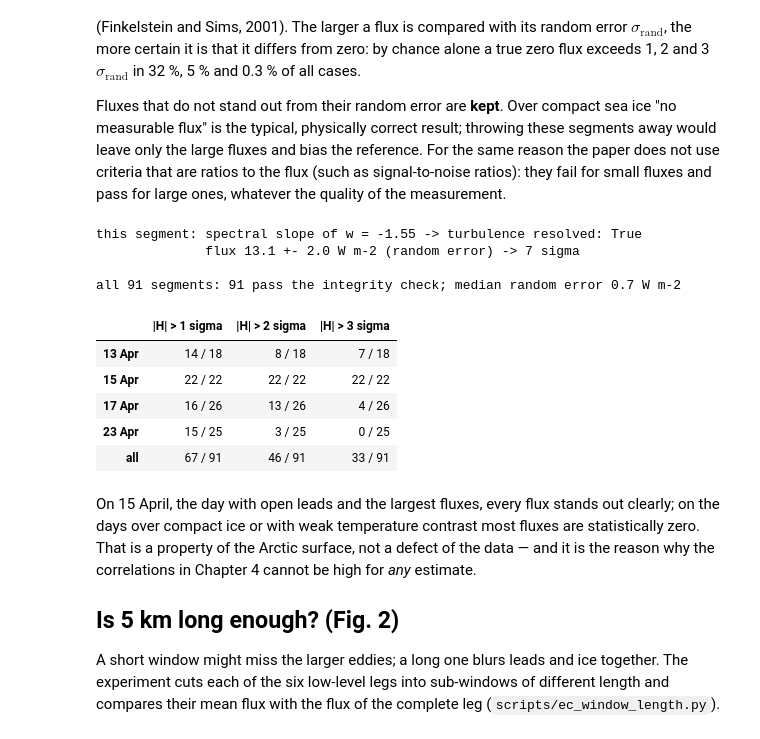
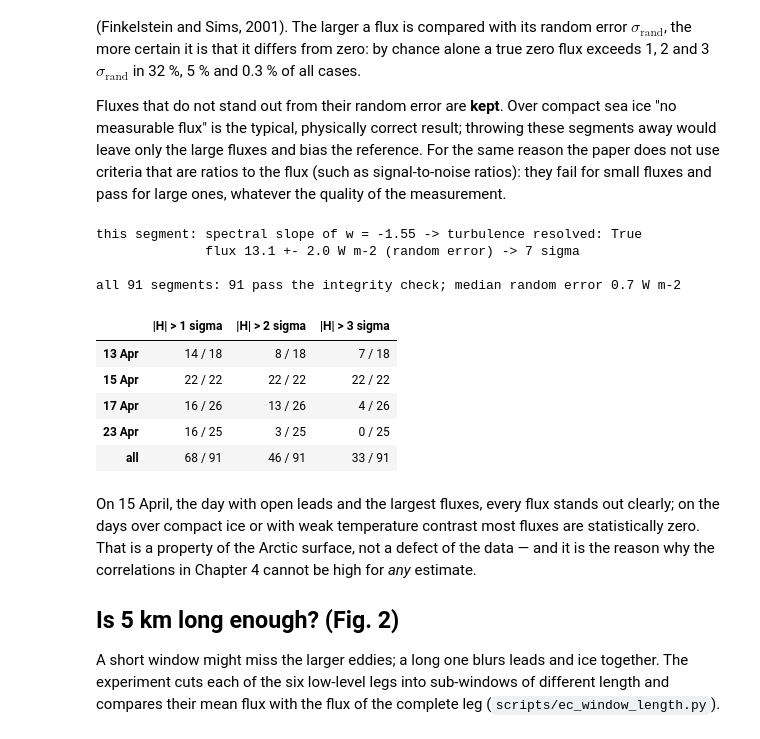
Before and after one commit to FranzFlink/bacsam2-flux-analysis, a Jupyter notebook: book/02_eddy_covariance.ipynb, the cells around one changed output. Cells and saved outputs as stored; diff of their text form; code cells hidden in the pictures.

```diff
--- a/book/02_eddy_covariance.ipynb
+++ b/book/02_eddy_covariance.ipynb
@@ -80,9 +79,9 @@ covariance inside 0.1-20 Hz: 0.0093 K m/s = 69 % of the total covariance of this
 # %% [markdown]
 ## Step 3 — from covariance to W m⁻²
 # %%
-rho = float((seg.p * 100 / (287.05 * (seg["T"] + 273.15))).mean())        # dry-air density from p (hPa) and T (degC)
+rho = float((seg.p * 100 / (RD * (seg["T"] + 273.15))).mean())        # dry-air density from p (hPa) and T (degC)
 H_by_hand = rho * CP * in_band
-_, H_fluxpy = get_cov(seg.copy(), "theta", heat_flux=True, time_dim="time", highpass=False)
+H_fluxpy = segment_flux(seg).flux
 print(f"rho = {rho:.2f} kg m-3, c_p = {CP:.0f} J kg-1 K-1")
 print(f"H by hand         : {H_by_hand:6.2f} W m-2")
 print(f"H from fluxpy     : {float(H_fluxpy):6.2f} W m-2")
@@ -110,29 +109,29 @@ result; throwing these segments away would leave only the large fluxes and bias
 does not use criteria that are ratios to the flux (such as signal-to-noise ratios): they fail for small fluxes and pass for
 large ones, whatever the quality of the measurement.
 # %%
-from fluxpy.qc import qc_leg, turbulence_resolved
-from fluxpy.flux_processing import band_covariance_random_error, C_P
-slope = qc_leg(w=seg.w.values, theta=seg.theta.values, u=seg.u.values, v=seg.v.values, fs=100.0)["slope_w"]
-sigma = rho * C_P * band_covariance_random_error(w, th, fs)
+from fluxpy.qc import segment_spectra, turbulence_resolved
+from fluxpy.eddy_covariance import band_covariance_random_error
+slope = segment_spectra(w=seg.w.values, theta=seg.theta.values, u=seg.u.values, v=seg.v.values, fs=100.0)["slope_w"]
+sigma = rho * CP * band_covariance_random_error(w, th, fs)
 print(f"this segment: spectral slope of w = {slope:.2f} -> turbulence resolved: {turbulence_resolved(slope)}")
 print(f"              flux {float(H_fluxpy):.1f} +- {sigma:.1f} W m-2 (random error) -> {abs(float(H_fluxpy)) / sigma:.0f} sigma")
 ratio = FIG.ec_flux_over_sigma.values
 print(f"\nall {ratio.size} segments: {int(SEG.turbulence_resolved.sum())} pass the integrity check; "
       f"median random error {np.median(FIG.sigma_random_ec.values):.1f} W m-2")
 days = pd.to_datetime(FIG.start_time.values).strftime("%d %b")
 pd.DataFrame({f"|H| > {k} sigma": {**{d: f"{(ratio[days == d] > k).sum()} / {(days == d).sum()}" for d in pd.unique(days)},
                                    "all": f"{(ratio > k).sum()} / {ratio.size}"} for k in (1, 2, 3)})
 # %% [output]
 this segment: spectral slope of w = -1.55 -> turbulence resolved: True
               flux 13.1 +- 2.0 W m-2 (random error) -> 7 sigma
 
 all 91 segments: 91 pass the integrity check; median random error 0.7 W m-2
 |  | |H| > 1 sigma | |H| > 2 sigma | |H| > 3 sigma |
 | 13 Apr | 14 / 18 | 8 / 18 | 7 / 18 |
 | 15 Apr | 22 / 22 | 22 / 22 | 22 / 22 |
 | 17 Apr | 16 / 26 | 13 / 26 | 4 / 26 |
-| 23 Apr | 15 / 25 | 3 / 25 | 0 / 25 |
-| all | 67 / 91 | 46 / 91 | 33 / 91 |
+| 23 Apr | 16 / 25 | 3 / 25 | 0 / 25 |
+| all | 68 / 91 | 46 / 91 | 33 / 91 |
 # %% [markdown]
 On 15 April, the day with open leads and the largest fluxes, every flux stands out clearly; on the days over compact ice or with weak
 temperature contrast most fluxes are statistically zero. That is a property of the Arctic surface, not a defect of the data —
```
Also changed, not shown: parts of 2 cells of this notebook, 10 other files.
